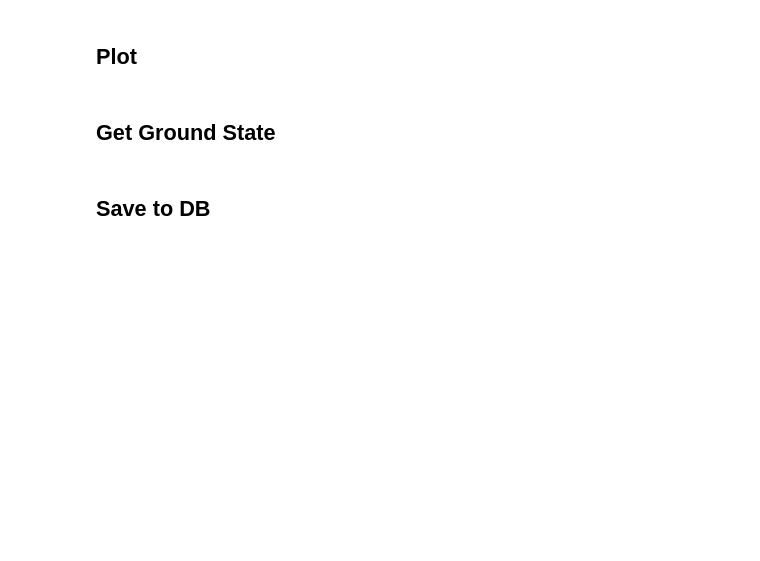
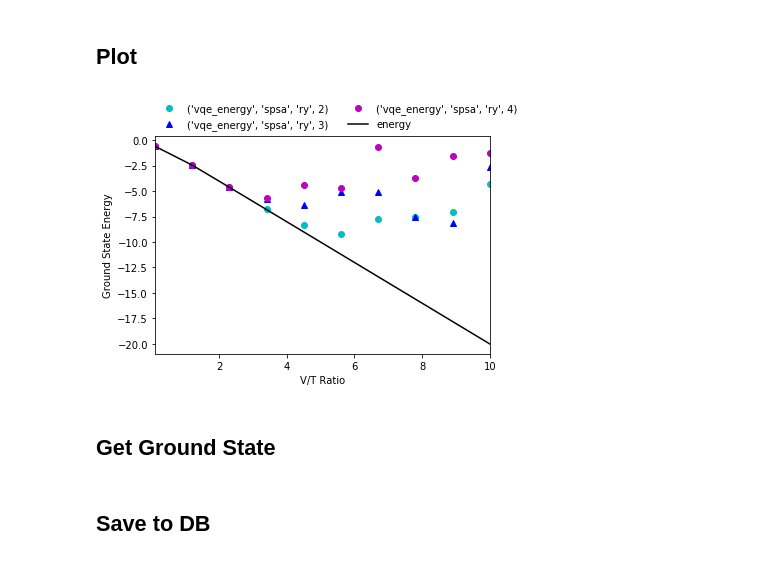
Before and after one commit to aaita92/Hubbard_model, a Jupyter notebook: hubbard-vqe.ipynb, the cells around one changed output. Saved outputs shown, nothing was run; the diff lists cells and outputs as text; code cells hidden in the pictures; blank space fills up the shorter version.

```diff
--- a/hubbard-vqe.ipynb
+++ b/hubbard-vqe.ipynb
@@ -276,17 +289,19 @@ table
 # %%
 styles = ['co','b^','mo','k-']
 
 fig, ax = plt.subplots()
 for col, style in zip(table.columns, styles): table[col].plot(style=style, ax=ax)
 
 ax.legend(table.columns,loc='lower left', bbox_to_anchor= (0.0, 1.01), ncol=2, borderaxespad=0, frameon=False)
 
 #plt.legend(table.columns,loc='best')
-ax.set(xlabel='T/V Ratio', ylabel='Ground State Energy', title='')
-plt.ylim([-2.25,-2.0])
-plt.xlim([0.25,2.25])
+ax.set(xlabel='V/T Ratio', ylabel='Ground State Energy', title='')
+#plt.ylim([-2.25,-2.0])
+#plt.xlim([0.25,2.25])
 
 plt.savefig('plot.png', dpi=1000, bbox_inches='tight')
+# %% [output]
+[figure, added]
 # %% [markdown]
 ## Get Ground State
 # %%
```
Also changed, not shown: parts of 3 cells of this notebook, 3 other files.
